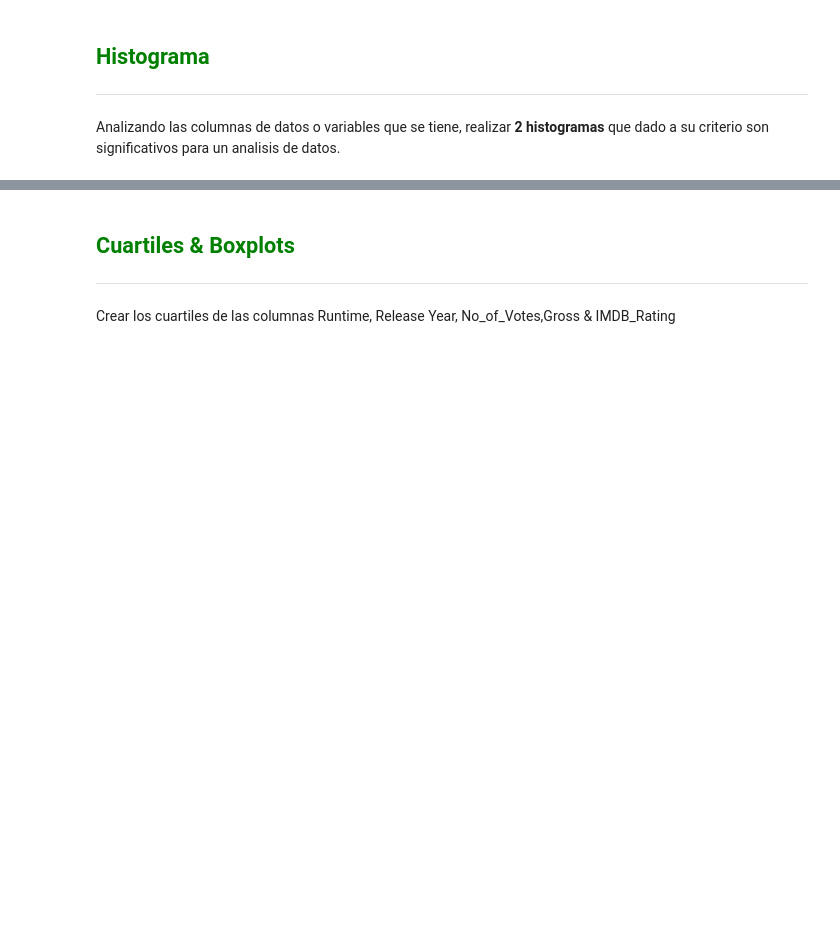
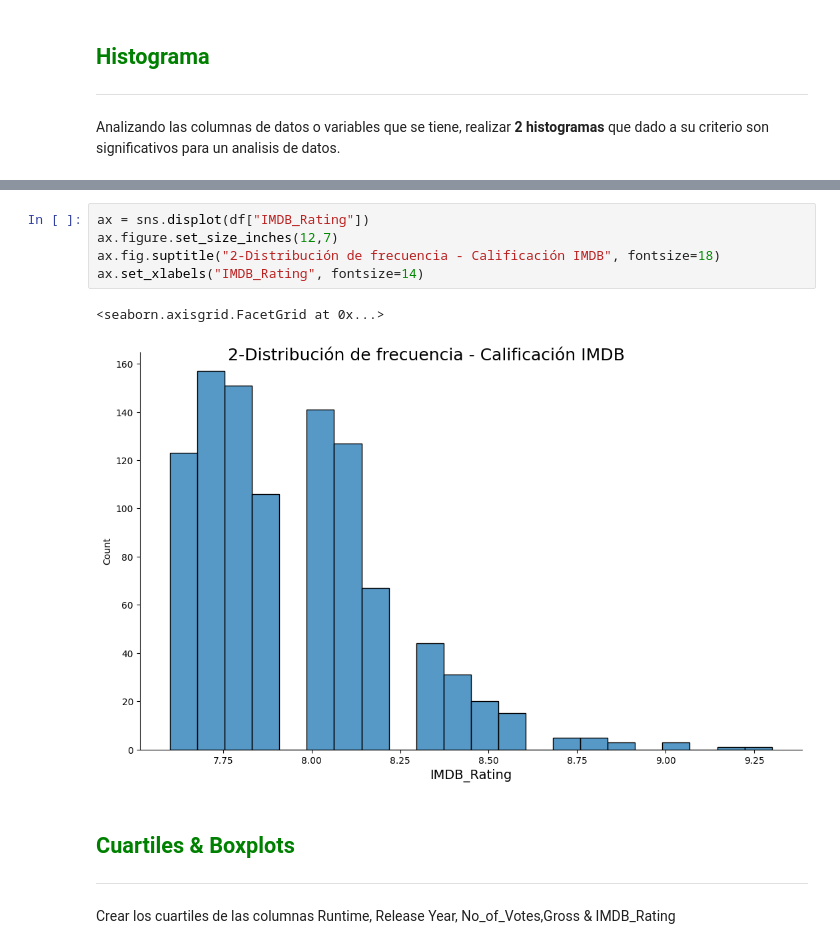
Before and after one commit to mitsiu-carreno/data_science_content, a Jupyter notebook: 2_sem/met_num_2/s13_final_project.ipynb, the cells around one changed output, grey strips where cells are left out. Saved outputs shown, nothing was run; the diff lists cells and outputs as text; blank space fills up the shorter version.

```diff
--- a/2_sem/met_num_2/s13_final_project.ipynb
+++ b/2_sem/met_num_2/s13_final_project.ipynb
@@ -50,3 +247,11 @@ Analizando las columnas de datos o variables que se tiene, realizar **2 histogra
+# %%
+ax = sns.displot(df["IMDB_Rating"])
+ax.figure.set_size_inches(12,7)
+ax.fig.suptitle("2-Distribución de frecuencia - Calificación IMDB", fontsize=18)
+ax.set_xlabels("IMDB_Rating", fontsize=14)
+# %% [output]
+<seaborn.axisgrid.FacetGrid at 0x...>
+[figure, added]
 # %% [markdown]
 ## <font color=green>Cuartiles & Boxplots</font>
 ***
```
Also changed, not shown: parts of 20 cells of this notebook, 1 other file.
